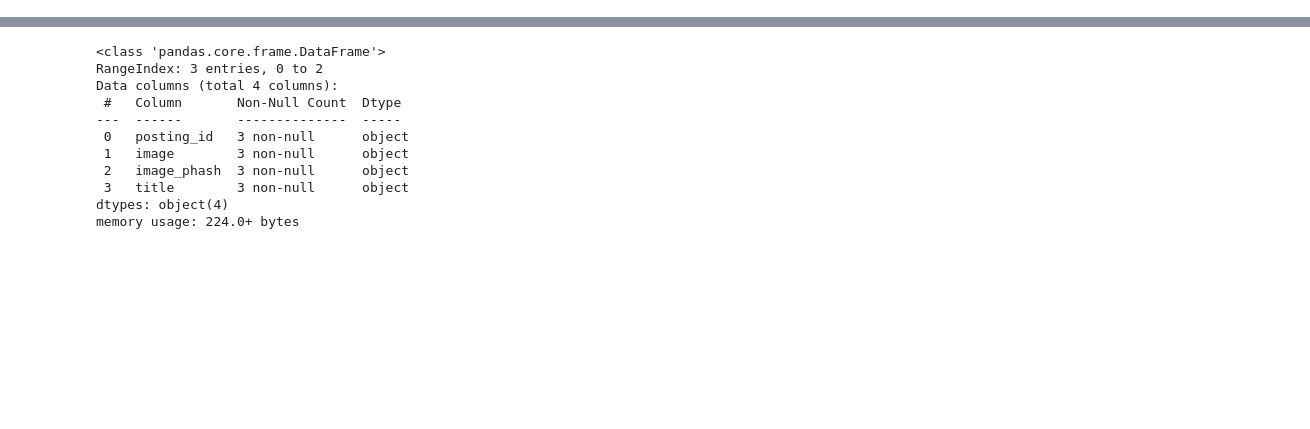
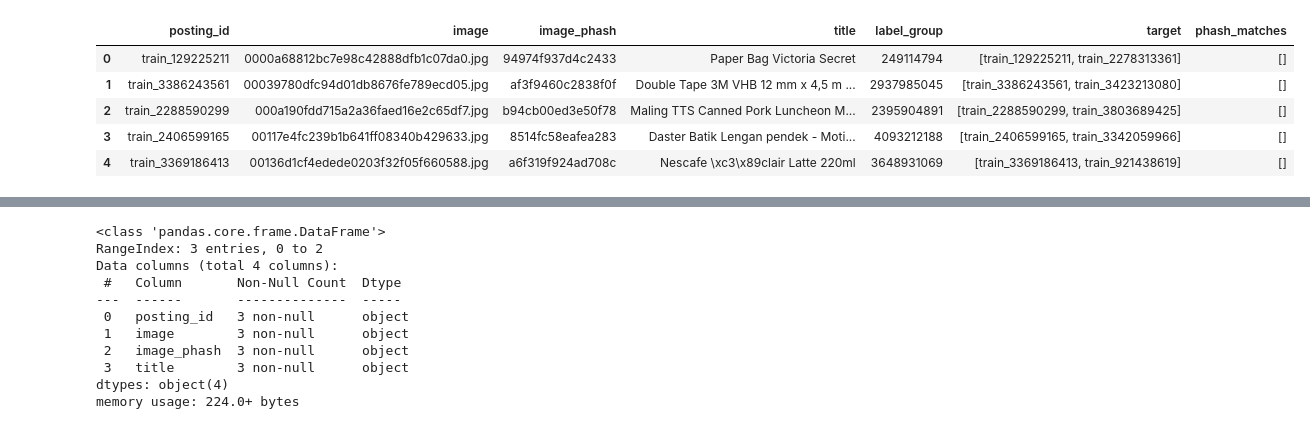
Before and after one commit to seahrh/kaggle-shopee-product-matching, a Jupyter notebook: shopee-product-matching.ipynb, the cells around one changed output, grey strips where cells are left out. Saved outputs shown, nothing was run; the diff lists cells and outputs as text; code cells hidden in the pictures; blank space fills up the shorter version.

Commit message:
local validation, competition metric

```diff
--- a/shopee-product-matching.ipynb
+++ b/shopee-product-matching.ipynb
@@ -32,0 +103,5 @@ scml.seed_everything()
+# %%
+%%time
+model = NearestNeighbors(n_neighbors=49, metric="hamming")
+model.fit(df)
+distances, indices = model.kneighbors()
@@ -32,0 +111,17 @@ scml.seed_everything()
+# %%
+ps: List[List[str]] = [[] for _ in range(len(indices))]
+for i in tqdm(range(len(indices))):
+    for j in range(len(indices[0])):
+        if distances[i][j] > PHASH_THRESHOLD:
+            break
+        ps[i].append(train.iloc[indices[i][j]]["posting_id"])
+train["phash_matches"] = ps
+# %%
+train.head()
+# %% [output]
+|  | posting_id | image | image_phash | title | label_group | target | phash_matches |
+| 0 | train_129225211 | 0000a68812bc7e98c42888dfb1c07da0.jpg | 94974f937d4c2433 | Paper Bag Victoria Secret | 249114794 | [train_129225211, train_2278313361] | [] |
+| 1 | train_3386243561 | 00039780dfc94d01db8676fe789ecd05.jpg | af3f9460c2838f0f | Double Tape 3M VHB 12 mm x 4,5 m ... | 2937985045 | [train_3386243561, train_3423213080] | [] |
+| 2 | train_2288590299 | 000a190fdd715a2a36faed16e2c65df7.jpg | b94cb00ed3e50f78 | Maling TTS Canned Pork Luncheon M... | 2395904891 | [train_2288590299, train_3803689425] | [] |
+| 3 | train_2406599165 | 00117e4fc239b1b641ff08340b429633.jpg | 8514fc58eafea283 | Daster Batik Lengan pendek - Moti... | 4093212188 | [train_2406599165, train_3342059966] | [] |
+| 4 | train_3369186413 | 00136d1cf4edede0203f32f05f660588.jpg | a6f319f924ad708c | Nescafe \xc3\x89clair Latte 220ml | 3648931069 | [train_3369186413, train_921438619] | [] |
```
Also changed, not shown: parts of 14 cells of this notebook, 3 other files.
